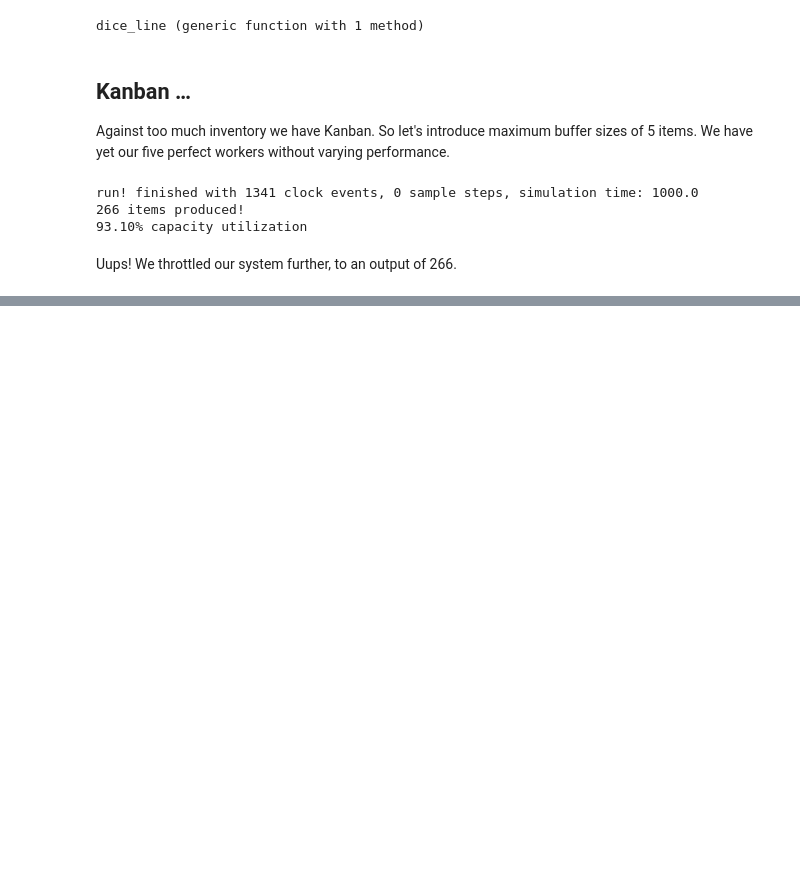
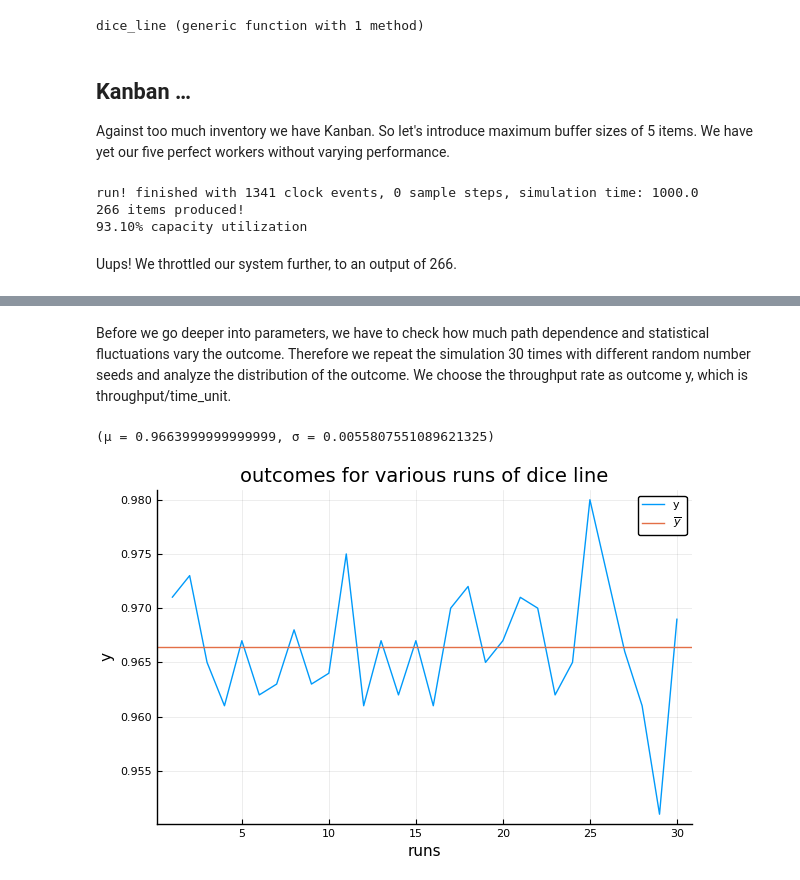
Before and after one commit to JuliaDynamics/DiscreteEvents.jl, a Jupyter notebook: docs/notebooks/dicegame.ipynb, the cells around one changed output, grey strips where cells are left out. Drawn from its saved outputs; the diff is of its cells as text; code cells hidden in the pictures; blank space fills up the shorter version.

```diff
--- a/docs/notebooks/dicegame.ipynb
+++ b/docs/notebooks/dicegame.ipynb
@@ -117,7 +124,7 @@ As parameters we take:
 - `vw`: variation between worker performance,
 - `d`: the duration of the simulation run
 # %%
-function dice_line(n, mw, vp, vw; d=1000, seed=1234)
+function dice_line(n, mw, vp, vw; d=1000, seed=1234, jobs=1000)
     reset!(𝐶)
     Random.seed!(seed)                  # seed random number generator
     global df = DataFrame(time=Float64[], channel=Int[], length=Int[])
@@ -127,10 +134,10 @@ function dice_line(n, mw, vp, vw; d=1000, seed=1234)
     C[n+1] = Channel(Inf)
     j = reverse(Array(1:(n-1)*2))
     for i in n:-1:2                     # seed channels 2:(n-1) each with 2 inventory items
-        put!(C[i], j[(i-1)*2])
-        put!(C[i], j[(i-1)*2-1])
+        C[i].sz_max > 0 ? put!(C[i], j[(i-1)*2]) : nothing
+        C[i].sz_max > 1 ? put!(C[i], j[(i-1)*2-1]) : nothing
     end
-    for i in ((n-1)*2+1):d              # put other jobs into channel 1
+    for i in ((n-1)*2+1):jobs           # put other jobs into channel 1
         put!(C[1], i)
     end
 
@@ -164,0 +204,16 @@ But we got much less inventory in the system. The throttling occurs because with
+# %% [markdown]
+Before we go deeper into parameters, we have to check how much path dependence and statistical fluctuations vary the outcome. Therefore we repeat the simulation 30 times with different random number seeds and analyze the distribution of the outcome. We choose the throughput rate as outcome y, which is throughput/time_unit.
+# %%
+Random.seed!(1234)
+s = abs.(rand(Int, 30))
+tc = ones(30)
+for i = 1:30
+    dice_line(5, 5, Gamma(10,1/10), Normal(1,0), seed=s[i], jobs=1200)
+    tc[i] = length(C[6].data)/1000
+end
+println((μ=mean(tc), σ=std(tc)))
+plot(1:30, tc, title="outcomes for various runs of dice line", xlabel="runs", ylabel="y", label="y")
+hline!([mean(tc)], label=L"\overline{y}")
+# %% [output]
+(μ = 0.9663999999999999, σ = 0.0055807551089621325)
+[figure, added]
```
Also changed, not shown: parts of 43 cells of this notebook, 2 other files.
